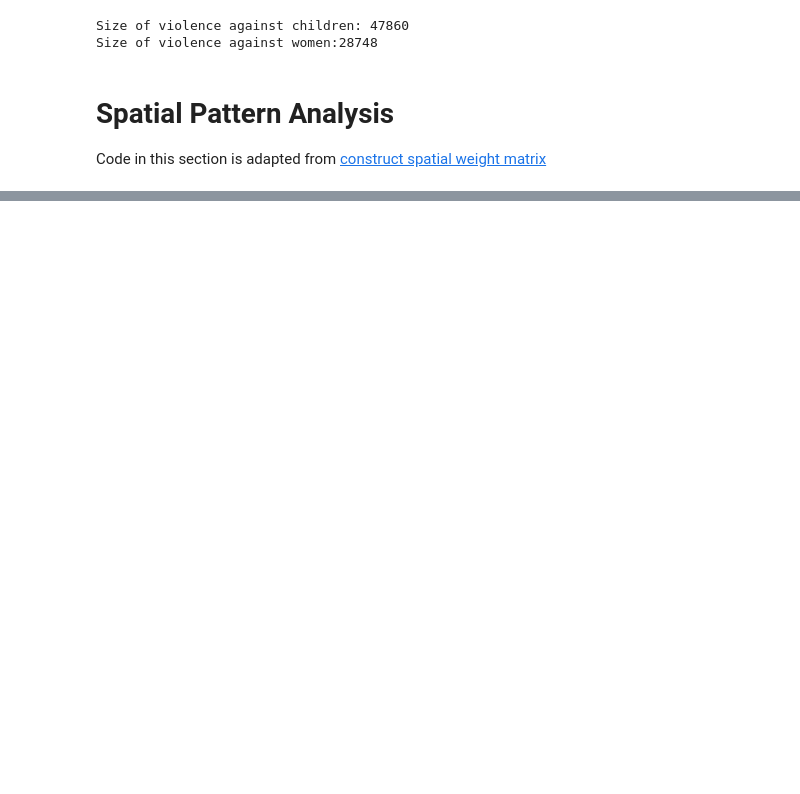
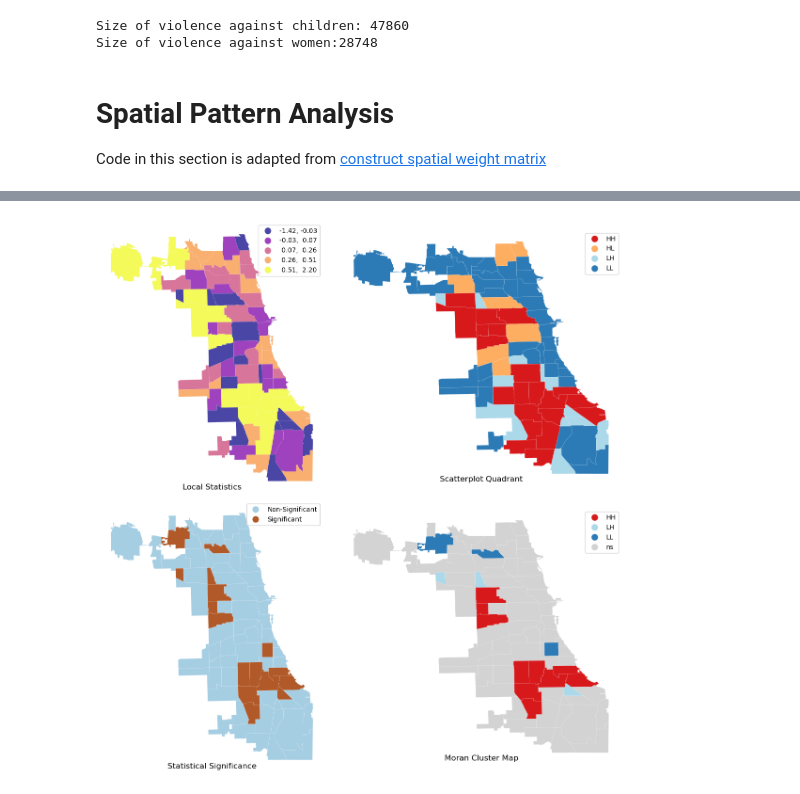
Before and after one commit to Skylar-TyZhang/STDM-Crime-analysis, a Jupyter notebook: chicago_crime.ipynb, the cells around one changed output, grey strips where cells are left out. Saved outputs shown, nothing was run; the diff lists cells and outputs as text; code cells hidden in the pictures; blank space fills up the shorter version.

```diff
--- a/chicago_crime.ipynb
+++ b/chicago_crime.ipynb
@@ -77,0 +204,3 @@ Code in this section is adapted from
+# %%
+from esda.moran import Moran_Local
+lisa_children= esda.moran.Moran_Local(count_child['crime_count'],w_c)
@@ -77,0 +216,93 @@ Code in this section is adapted from
+# %%
+# Set up figure and axes
+f, axs = plt.subplots(nrows=2, ncols=2, figsize=(12, 12))
+# Make the axes accessible with single indexing
+axs = axs.flatten()
+
+# Subplot 1 #
+# Choropleth of local statistics
+# Grab first axis in the figure
+ax = axs[0]
+# Assign new column with local statistics on-the-fly
+count_child.assign(
+    Is=lisa_children.Is
+    # Plot choropleth of local statistics
+).plot(
+    column="Is",
+    cmap="plasma",
+    scheme="quantiles",
+    k=5,
+    edgecolor="white",
+    linewidth=0.1,
+    alpha=0.75,
+    legend=True,
+    ax=ax,
+)
+
+# Subplot 2 #
+# Quadrant categories
+# Grab second axis of local statistics
+ax = axs[1]
+# Plot Quandrant colors (note to ensure all polygons are assigned a
+# quadrant, we "trick" the function by setting significance level to
+# 1 so all observations are treated as "significant" and thus assigned
+# a quadrant color
+esdaplot.lisa_cluster(lisa_children, count_child, p=1, ax=ax)
+
+# Subplot 3 #
+# Significance map
+# Grab third axis of local statistics
+ax = axs[2]
+#
+# Find out significant observations
+labels = pd.Series(
+    1 * (lisa_children.p_sim < 0.05),  # Assign 1 if significant, 0 otherwise
+    index=count_child.index  # Use the index in the original data
+    # Recode 1 to "Significant and 0 to "Non-significant"
+).map({1: "Significant", 0: "Non-Significant"})
+# Assign labels to `db` on the fly
+count_child.assign(
+    cl=labels
+    # Plot choropleth of (non-)significant areas
+).plot(
+    column="cl",
+    categorical=True,
+    k=2,
+    cmap="Paired",
+    linewidth=0.1,
+    edgecolor="white",
+    legend=True,
+    ax=ax,
+)
+
+
+# Subplot 4 #
+# Cluster map
+# Grab second axis of local statistics
+ax = axs[3]
+# Plot Quandrant colors In this case, we use a 5% significance
+# level to select polygons as part of statistically significant
+# clusters
+esdaplot.lisa_cluster(lisa_children, count_child, p=0.05, ax=ax)
+
+# Figure styling #
+# Set title to each subplot
+for i, ax in enumerate(axs.flatten()):
+    ax.set_axis_off()
+    ax.set_title(
+        [
+            "Local Statistics",
+            "Scatterplot Quadrant",
+            "Statistical Significance",
+            "Moran Cluster Map",
+        ][i],
+        y=0,
+    )
+# Tight layout to minimise in-betwee white space
+f.tight_layout()
+
+# Display the figure
+#plt.title("LISA of Crime Against Children")
+plt.show()
+# %% [output]
+[figure, added]
```
Also changed, not shown: parts of 29 cells of this notebook, 2 other files.
